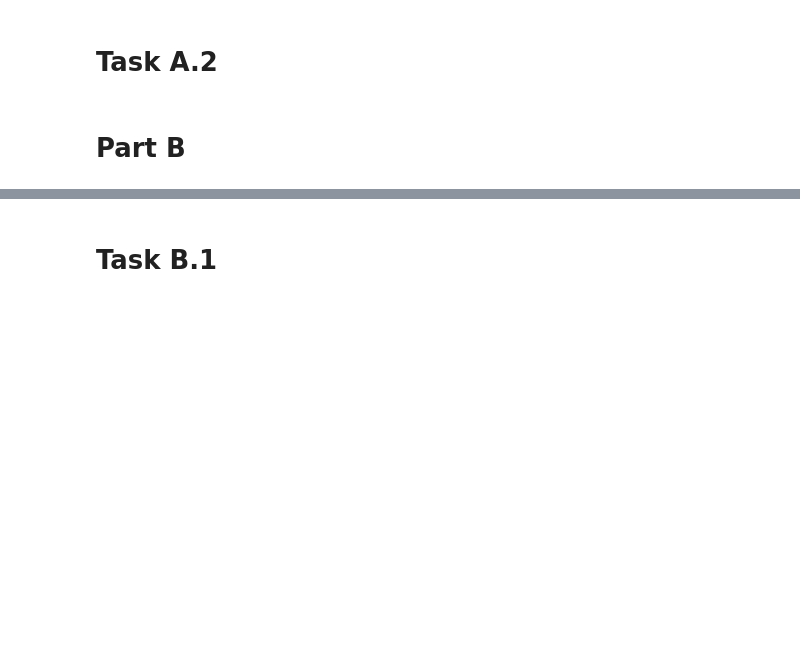
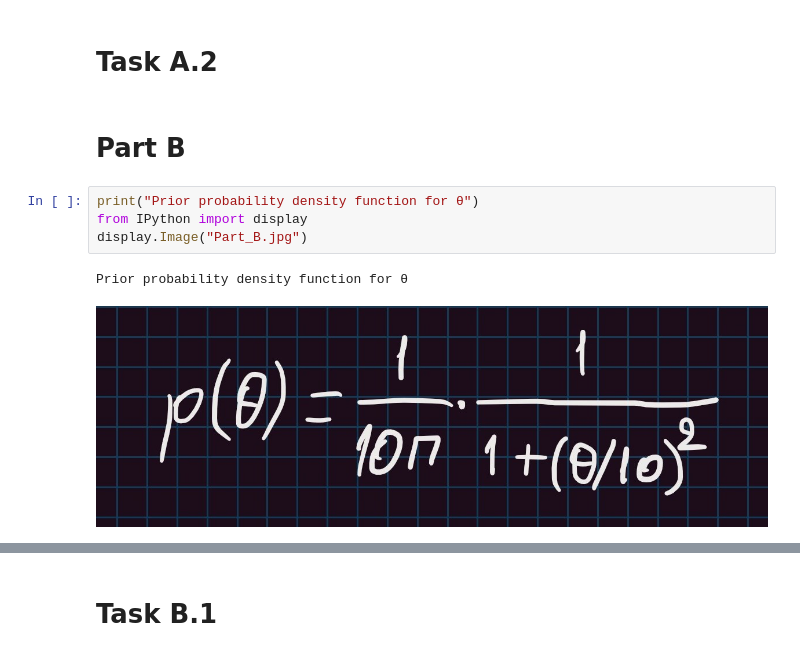
Before and after one commit to giahou2000/Gaming-statistics, a Jupyter notebook: gaming_company.ipynb, the cells around one changed output, grey strips where cells are left out. Cells and saved outputs as stored; diff of their text form; blank space fills up the shorter version.

Commit message:
Part B getting more elegant.

```diff
--- a/gaming_company.ipynb
+++ b/gaming_company.ipynb
@@ -33,4 +33,11 @@ from matplotlib import cm
 # **Task A.2**
 # %% [markdown]
 # **Part B**
+# %%
+print("Prior probability density function for θ")
+from IPython import display
+display.Image("Part_B.jpg")
+# %% [output]
+Prior probability density function for θ
+[figure, added]
 # %%
```
Also changed, not shown: parts of 1 cell of this notebook, 1 other file.
